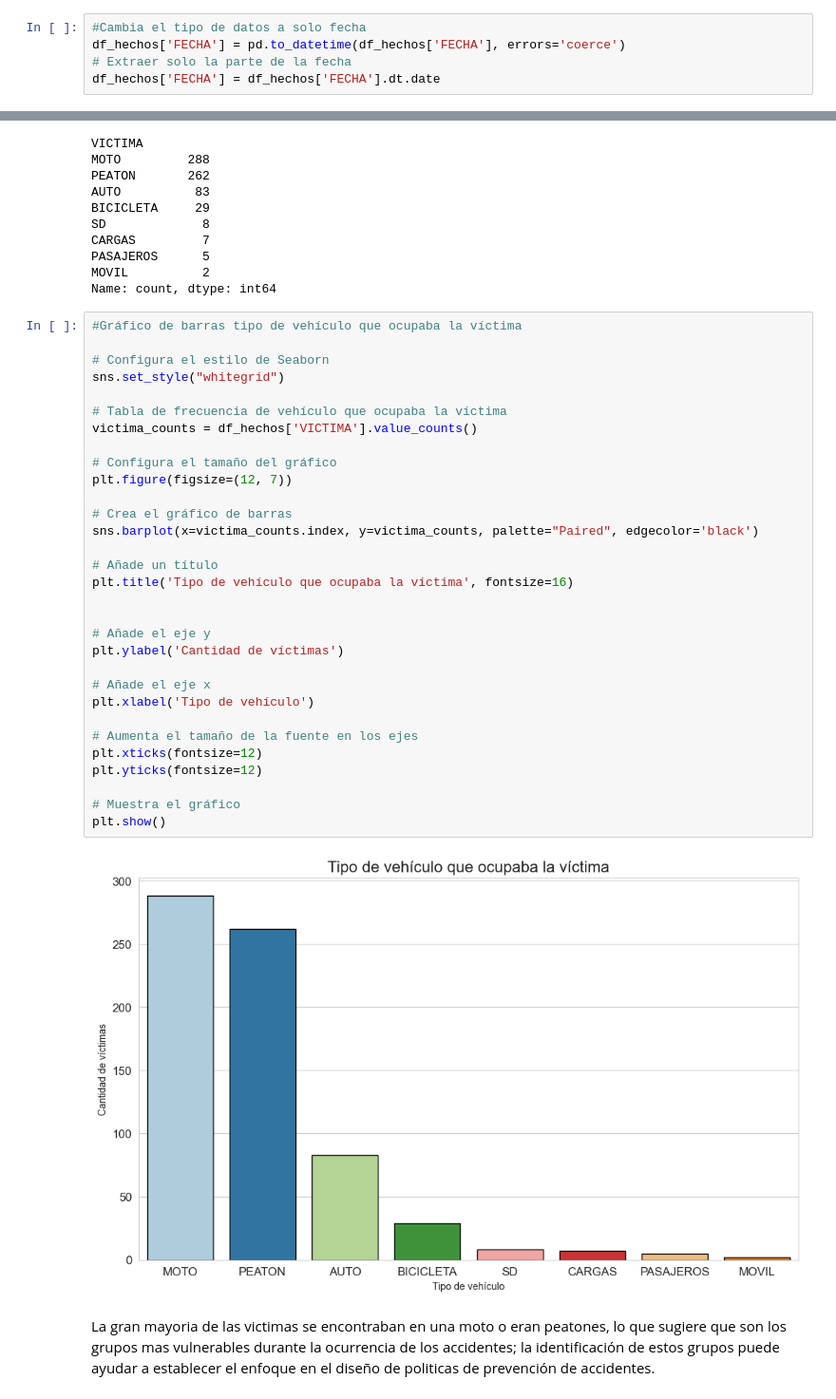
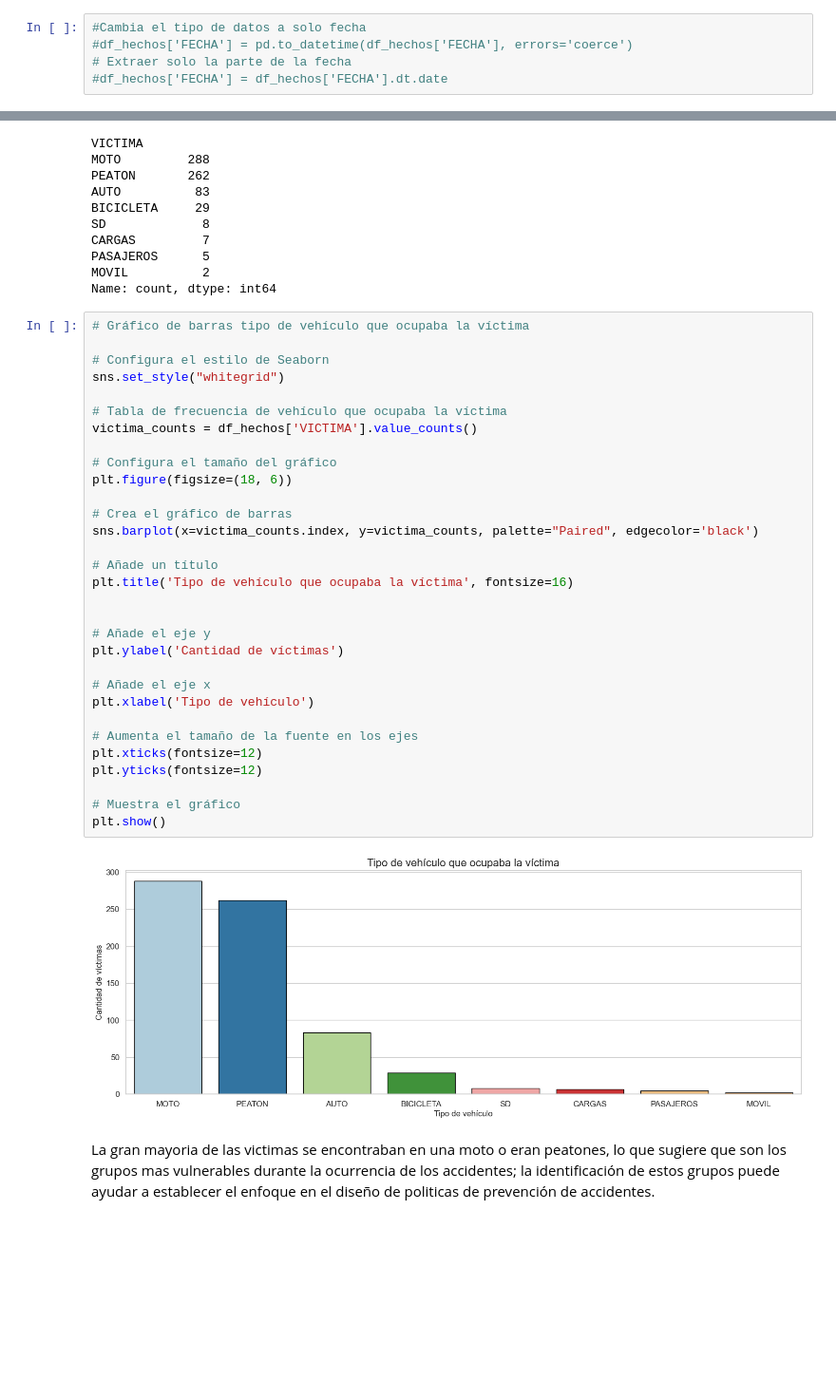
Before and after one commit to maria1289espejo/Analisis_siniestros_viales, a Jupyter notebook: EDA.ipynb, the cells around one changed output, grey strips where cells are left out. Shown: that part at 95% size. Drawn from its saved outputs; the diff is of its cells as text; blank space fills up the shorter version.

```diff
--- a/EDA.ipynb
+++ b/EDA.ipynb
@@ -202,9 +202,9 @@ df_hechos = df_hechos.dropna(subset = 'Dirección Normalizada')
 ##### Cambio de formato
 # %%
 #Cambia el tipo de datos a solo fecha
-df_hechos['FECHA'] = pd.to_datetime(df_hechos['FECHA'], errors='coerce')
+#df_hechos['FECHA'] = pd.to_datetime(df_hechos['FECHA'], errors='coerce')
 # Extraer solo la parte de la fecha
-df_hechos['FECHA'] = df_hechos['FECHA'].dt.date
+#df_hechos['FECHA'] = df_hechos['FECHA'].dt.date
 # %%
 # Cambia la columna hora a formato de tiempo
 df_hechos['HORA'] = pd.to_datetime(df_hechos['HORA'], format='%H:%M:%S', errors='coerce')
@@ -422,38 +530,38 @@ PASAJEROS      5
 MOVIL          2
 Name: count, dtype: int64
 # %%
-#Gráfico de barras tipo de vehículo que ocupaba la víctima
+# Gráfico de barras tipo de vehículo que ocupaba la víctima
 
 # Configura el estilo de Seaborn
 sns.set_style("whitegrid")
 
 # Tabla de frecuencia de vehículo que ocupaba la víctima
 victima_counts = df_hechos['VICTIMA'].value_counts()
 
 # Configura el tamaño del gráfico
-plt.figure(figsize=(12, 7))
+plt.figure(figsize=(18, 6))
 
 # Crea el gráfico de barras
 sns.barplot(x=victima_counts.index, y=victima_counts, palette="Paired", edgecolor='black')
 
 # Añade un título
 plt.title('Tipo de vehículo que ocupaba la víctima', fontsize=16)
 
 
 # Añade el eje y
 plt.ylabel('Cantidad de víctimas')
 
 # Añade el eje x
 plt.xlabel('Tipo de vehículo')
 
 # Aumenta el tamaño de la fuente en los ejes
 plt.xticks(fontsize=12)
 plt.yticks(fontsize=12)
 
 # Muestra el gráfico
 plt.show()
 # %% [output]
-[figure, old version]
+[figure, new version]
 # %% [markdown]
 La gran mayoria de las victimas se encontraban en una moto o eran peatones, lo que sugiere que son los grupos mas vulnerables durante la ocurrencia de los accidentes; la identificación de estos grupos puede ayudar a establecer el enfoque en el diseño de politicas de prevención de accidentes.
 # %%
```
Also changed, not shown: parts of 66 cells of this notebook, 2 other files.
